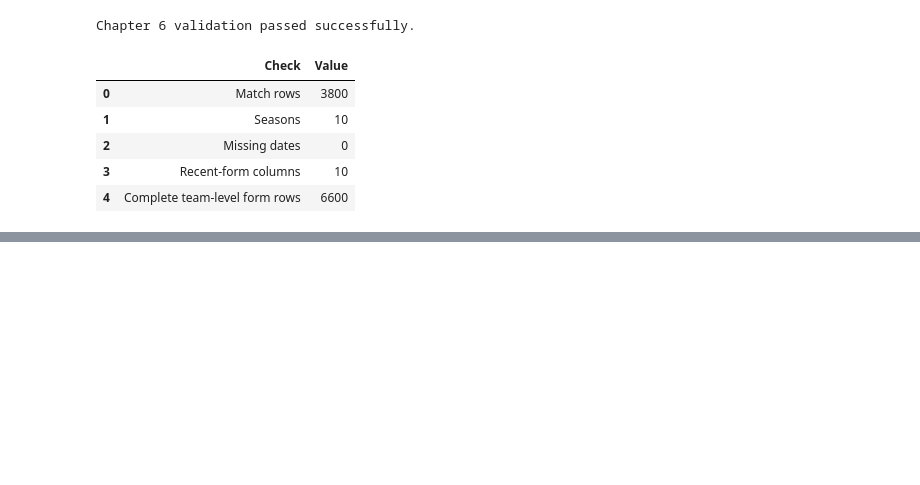
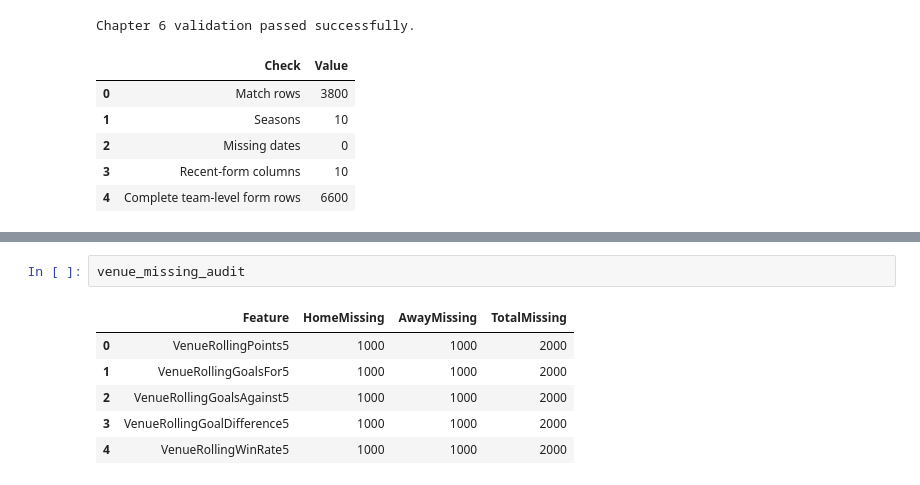
Before and after one commit to kieranforkan/premier-league-probability-engine, a Jupyter notebook: notebooks/02_feature_engineering.ipynb, the cells around one changed output, grey strips where cells are left out. Saved outputs shown, nothing was run; the diff lists cells and outputs as text; blank space fills up the shorter version.

```diff
--- a/notebooks/02_feature_engineering.ipynb
+++ b/notebooks/02_feature_engineering.ipynb
@@ -3530,0 +5465,9 @@ Chapter 6 validation passed successfully.
+# %%
+venue_missing_audit
+# %% [output]
+|  | Feature | HomeMissing | AwayMissing | TotalMissing |
+| 0 | VenueRollingPoints5 | 1000 | 1000 | 2000 |
+| 1 | VenueRollingGoalsFor5 | 1000 | 1000 | 2000 |
+| 2 | VenueRollingGoalsAgainst5 | 1000 | 1000 | 2000 |
+| 3 | VenueRollingGoalDifference5 | 1000 | 1000 | 2000 |
+| 4 | VenueRollingWinRate5 | 1000 | 1000 | 2000 |
```
Also changed, not shown: parts of 18 cells of this notebook.
